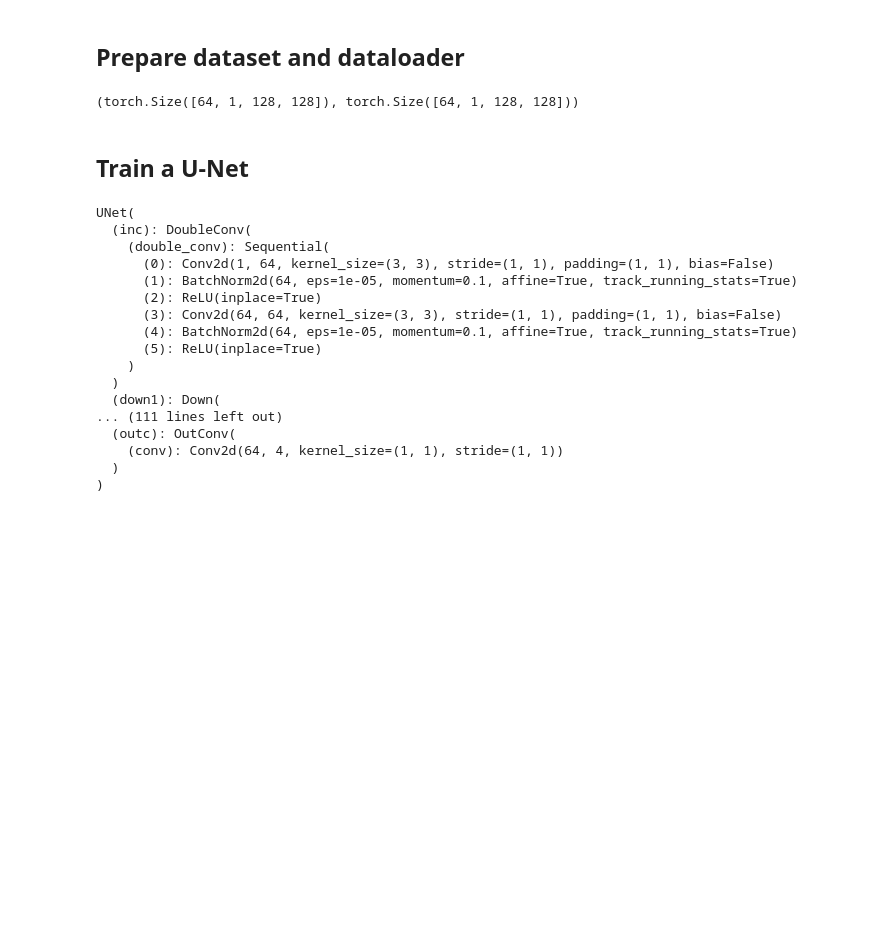
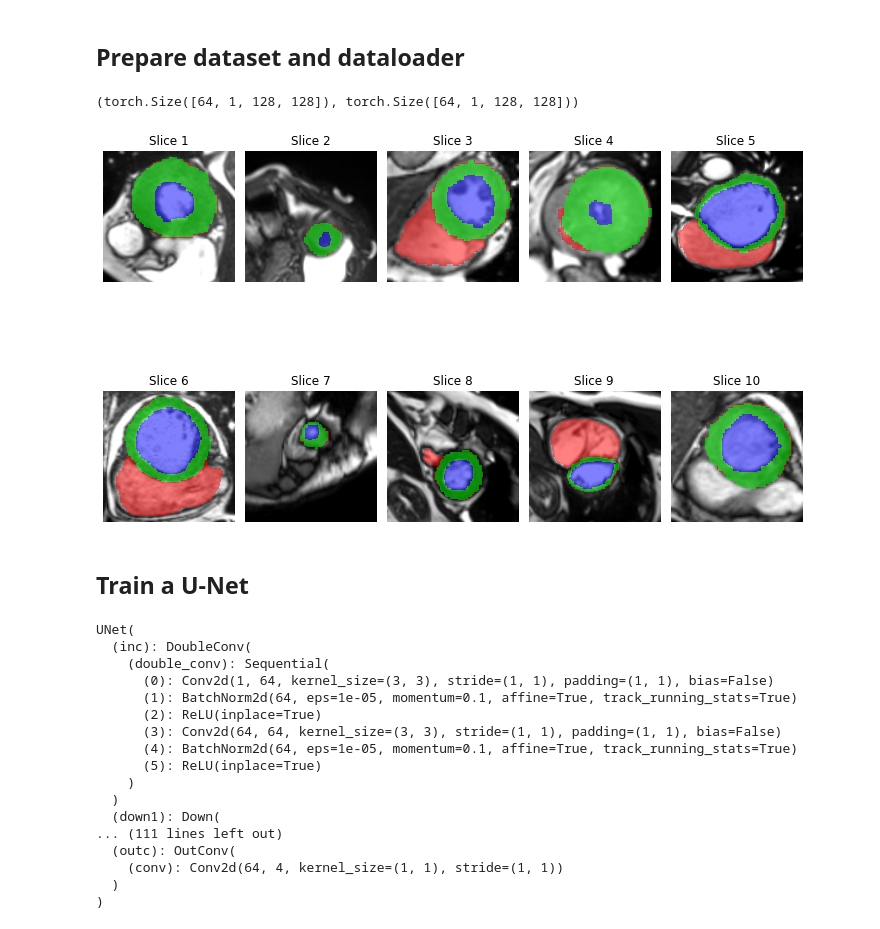
Before and after one commit to MunchkinChen/IMA206_project, a Jupyter notebook: run.ipynb, the cells around one changed output. Drawn from its saved outputs; the diff is of its cells as text; code cells hidden in the pictures; blank space fills up the shorter version.

Commit message:
add some data augmentations

```diff
--- a/run.ipynb
+++ b/run.ipynb
@@ -198,0 +179,7 @@ train_Y, val_Y = train_Y[idx[:train_len]], train_Y[idx[train_len:]]
+# %%
+# split train and validation
+from sklearn.model_selection import train_test_split
+
+train_X, val_X, train_Y, val_Y = train_test_split(train_X, train_Y, train_size=TRAIN_RATIO)
+# %%
+train_dict = [{"image":train_X[i], "label":train_Y[i]} for i in range(len(train_X))]
@@ -199 +188,19 @@ train_Y, val_Y = train_Y[idx[:train_len]], train_Y[idx[train_len:]]
+# %%
+PROB = 0.2
+data_aug = Compose([
+    RandFlipd(
+        keys=["image", "label"],
+        spatial_axis=[0],
+        prob=PROB),
+    RandFlipd(
+        keys=["image", "label"],
+        spatial_axis=[1],
+        prob=PROB),
+    RandRotated(
+        keys=["image", "label"],
+        range_x=0.25*np.pi, # [-45,45]
+        prob=PROB),
+    RandAdjustContrastd(
+        keys=["image"],
+        prob=PROB)])
 # %%
@@ -210,5 +217,10 @@ batch[0].shape, batch[1].shape
 # %% [output]
 (torch.Size([64, 1, 128, 128]), torch.Size([64, 1, 128, 128]))
+# %%
+# Visualize the effect of the data augmentation
+util.visualize_3D({'image': batch['image'][:10, 0].permute(1,2,0), 'label': batch['label'][:10, 0].permute(1,2,0)})
+# %% [output]
+[figure, added]
 # %% [markdown]
 ## Train a U-Net
 # %%
```
Also changed, not shown: parts of 22 cells of this notebook, 1 other file.
